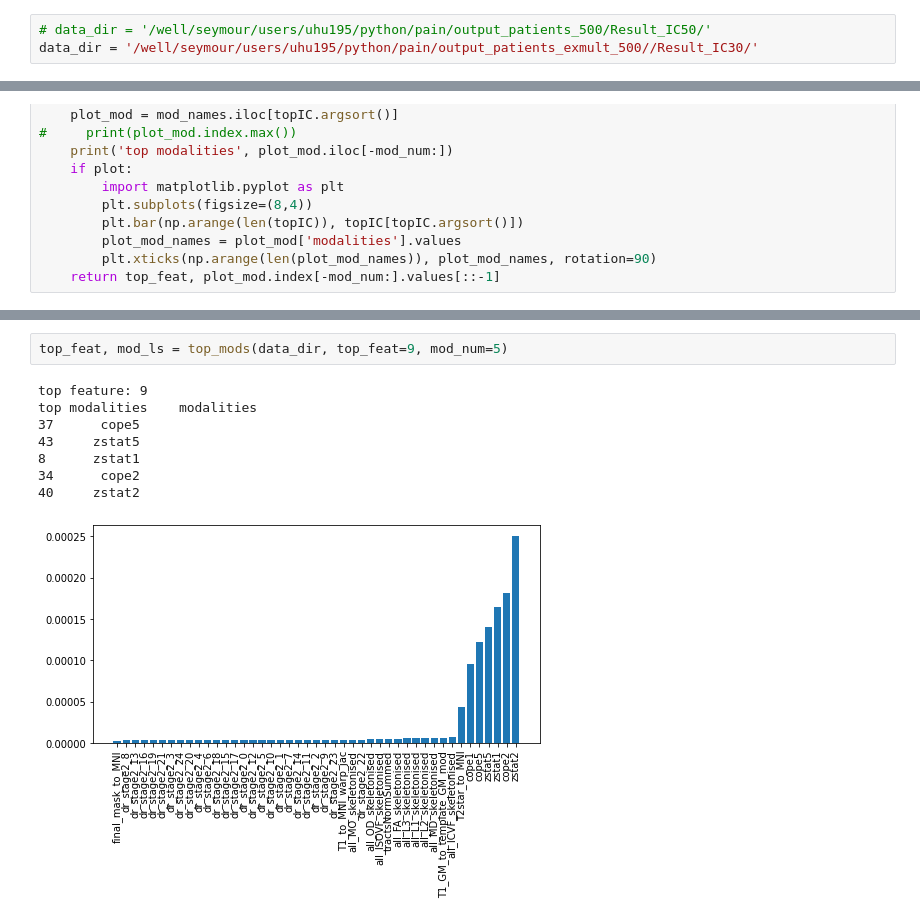
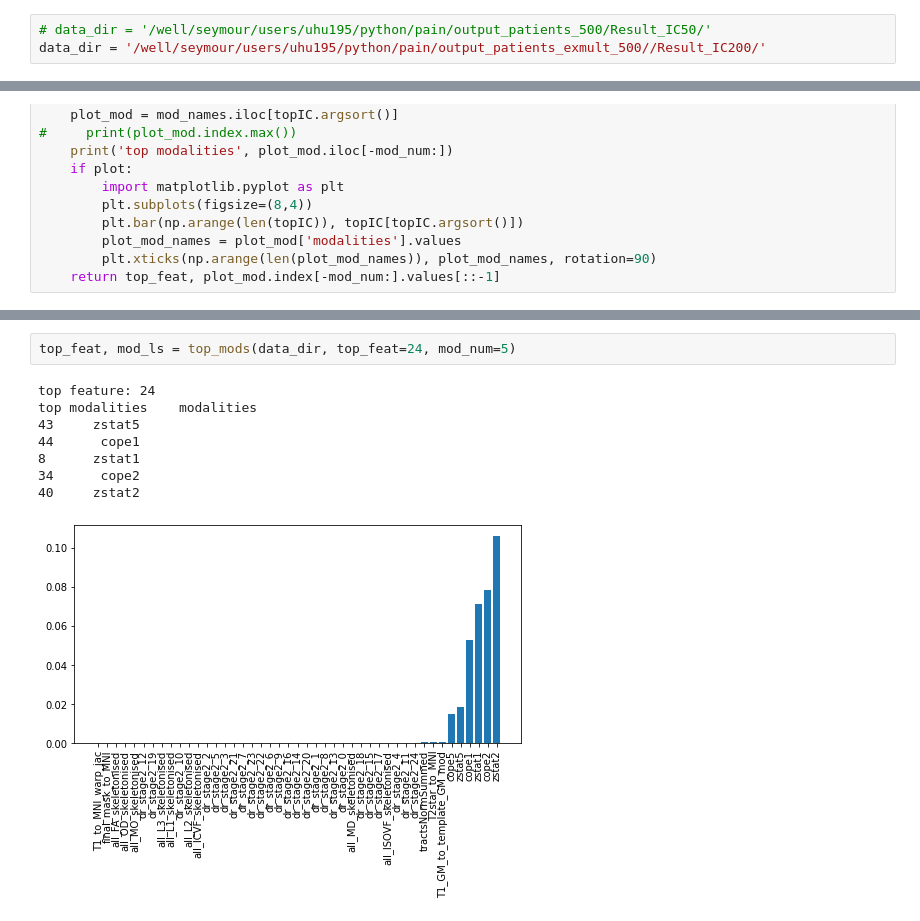
Before and after one commit to syzhang/bfl_extract, a Jupyter notebook: dev_paintype.ipynb, the cells around one changed output, grey strips where cells are left out. Drawn from its saved outputs; the diff is of its cells as text.

```diff
--- a/dev_paintype.ipynb
+++ b/dev_paintype.ipynb
@@ -360,7 +222,7 @@ match_question(feats10)
 #### visualising top feature
 # %%
 # data_dir = '/well/seymour/users/uhu195/python/pain/output_patients_500/Result_IC50/'
-data_dir = '/well/seymour/users/uhu195/python/pain/output_patients_exmult_500//Result_IC30/'
+data_dir = '/well/seymour/users/uhu195/python/pain/output_patients_exmult_500//Result_IC200/'
 # %%
 def top_mods(data_dir, top_feat, mod_num=3, plot=True):
     """return top modalities given feature importance"""
@@ -516,14 +276,14 @@ match_question(feats10)
 # %%
-top_feat, mod_ls = top_mods(data_dir, top_feat=9, mod_num=5)
+top_feat, mod_ls = top_mods(data_dir, top_feat=24, mod_num=5)
 # %% [output]
-top feature: 9
+top feature: 24
 top modalities    modalities
-37      cope5
 43     zstat5
+44      cope1
 8      zstat1
 34      cope2
 40     zstat2
-[figure, old version]
+[figure, new version]
 # %%
 for mod in mod_ls:
     print(f'modality {mod}')
```
Also changed, not shown: parts of 73 cells of this notebook, 31 other files.
